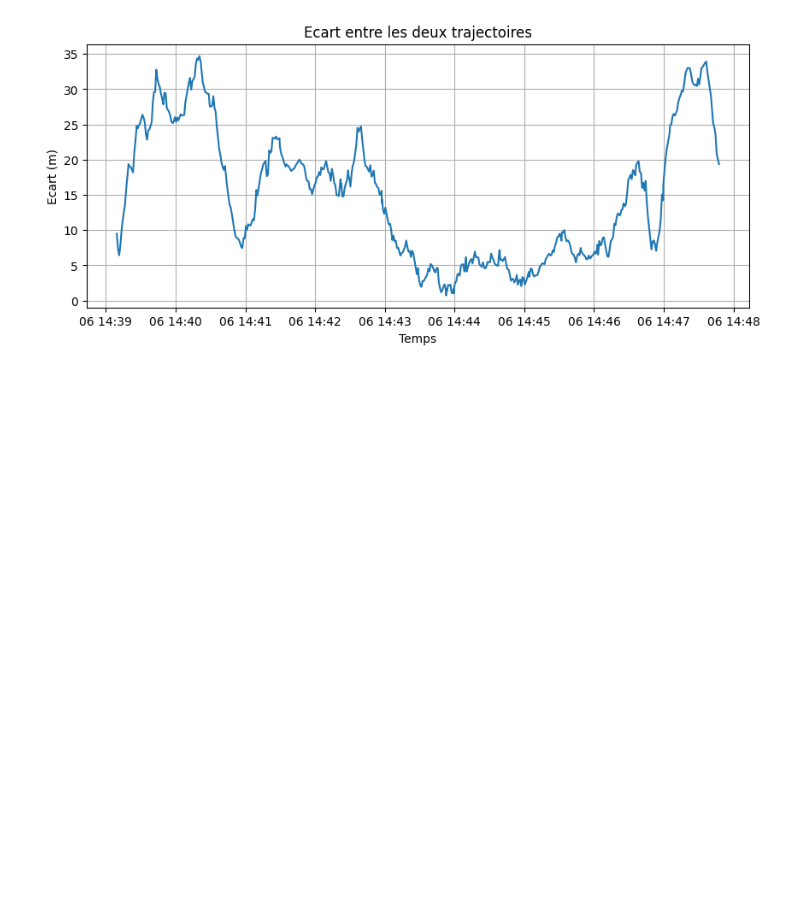
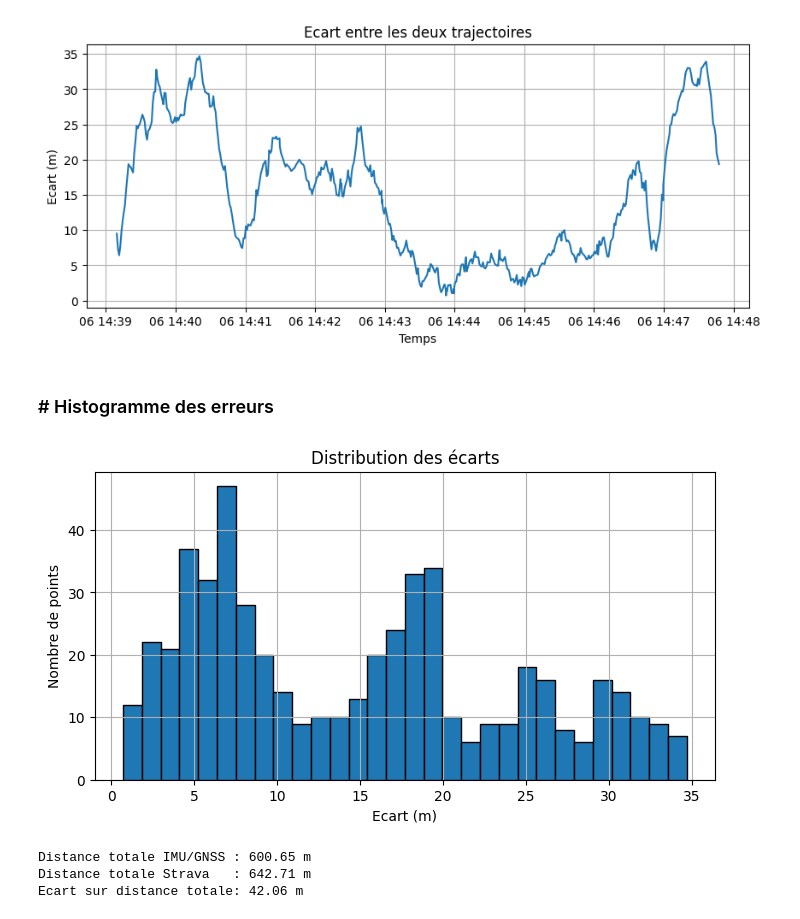
Before and after one commit to nmornon/Projet-itineraire, a Jupyter notebook: stat/comparaison.ipynb, the cells around one changed output. Drawn from its saved outputs; the diff is of its cells as text; code cells hidden in the pictures; blank space fills up the shorter version.

Commit message:
histogramme des erreurs et calcul distance totale

```diff
--- a/stat/comparaison.ipynb
+++ b/stat/comparaison.ipynb
@@ -206,3 +206,15 @@ plt.grid(True)
 plt.show()
 # %% [output]
 [figure]
+# %% [markdown]
+### # Histogramme des erreurs
+# %%
+plt.figure(figsize=(8, 4))
+plt.hist(comparaison["ecart_m"], bins=30, edgecolor="black")
+plt.xlabel("Ecart (m)")
+plt.ylabel("Nombre de points")
+plt.title("Distribution des écarts")
+plt.grid(True)
+plt.show()
+# %% [output]
+[figure, added]
@@ -208,0 +235,24 @@ plt.show()
+# %%
+# Distance totale IMU/GNSS
+dist_imu = distance_haversine(
+    imu["Latitude"].values[:-1],
+    imu["Longitude"].values[:-1],
+    imu["Latitude"].values[1:],
+    imu["Longitude"].values[1:]
+).sum()
+
+# Distance totale Strava
+dist_strava = distance_haversine(
+    strava["Latitude"].values[:-1],
+    strava["Longitude"].values[:-1],
+    strava["Latitude"].values[1:],
+    strava["Longitude"].values[1:]
+).sum()
+
+print(f"Distance totale IMU/GNSS : {dist_imu:.2f} m")
+print(f"Distance totale Strava   : {dist_strava:.2f} m")
+print(f"Ecart sur distance totale: {abs(dist_imu - dist_strava):.2f} m")
+# %% [output]
+Distance totale IMU/GNSS : 600.65 m
+Distance totale Strava   : 642.71 m
+Ecart sur distance totale: 42.06 m
```
Also changed, not shown: parts of 1 cell of this notebook.
